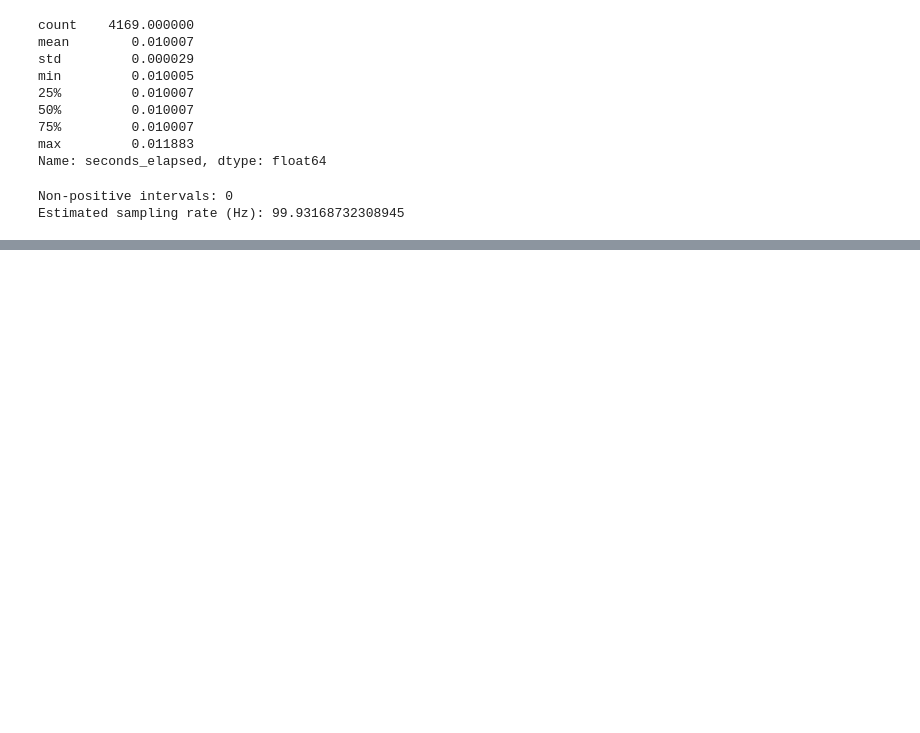
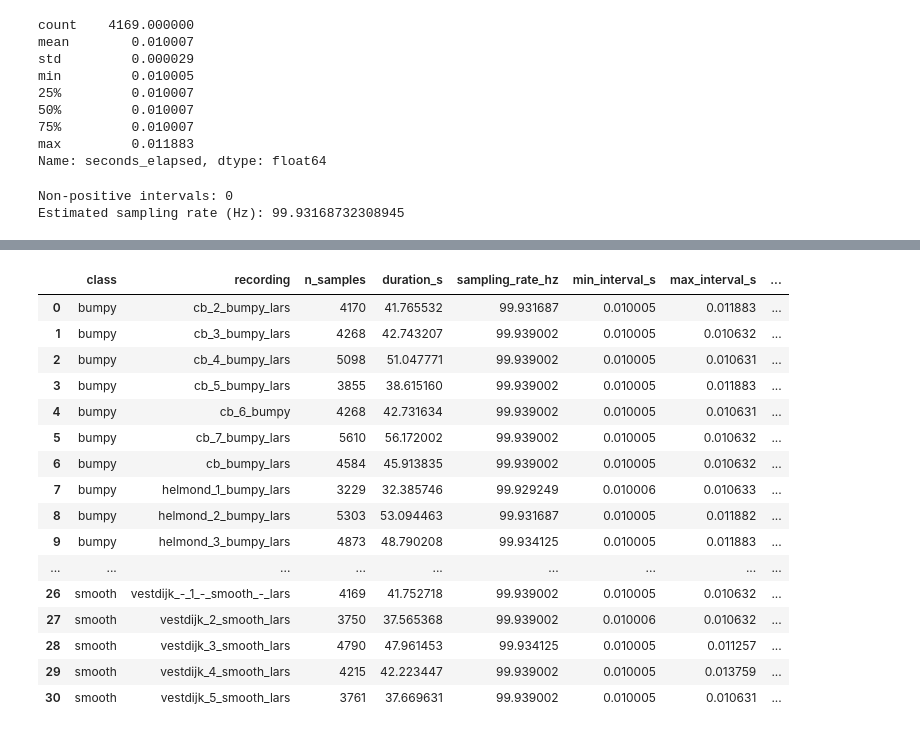
Before and after one commit to LarsHeijnennn/DataAnalysis-LearningMethods, a Jupyter notebook: version1.ipynb, the cells around one changed output, grey strips where cells are left out. Drawn from its saved outputs; the diff is of its cells as text; code cells hidden in the pictures; blank space fills up the shorter version.

```diff
--- a/version1.ipynb
+++ b/version1.ipynb
@@ -96,0 +117,43 @@ These checks support continuing to raw-signal visualization; they do not yet est
+# %%
+recording_paths = sorted(DATA_ROOT.glob("*/**/Accelerometer.csv"))
+
+def inspect_recording(accelerometer_path):
+    data = pd.read_csv(accelerometer_path)
+    intervals = data["seconds_elapsed"].diff().dropna()
+    relative_path = accelerometer_path.relative_to(DATA_ROOT)
+    return {
+        "class": relative_path.parts[0],
+        "recording": accelerometer_path.parent.name,
+        "n_samples": len(data),
+        "duration_s": data["seconds_elapsed"].iloc[-1],
+        "sampling_rate_hz": 1 / intervals.median(),
+        "min_interval_s": intervals.min(),
+        "max_interval_s": intervals.max(),
+        "missing_values": int(data.isna().sum().sum()),
+        "duplicate_rows": int(data.duplicated().sum()),
+        "duplicate_timestamps": int(data["time"].duplicated().sum()),
+        "non_positive_intervals": int((intervals <= 0).sum()),
+        "columns": ", ".join(data.columns),
+    }
+
+inventory = pd.DataFrame([inspect_recording(path) for path in recording_paths])
+inventory = inventory.sort_values(["class", "recording"]).reset_index(drop=True)
+display(inventory)
+# %% [output]
+|  | class | recording | n_samples | duration_s | sampling_rate_hz | min_interval_s | max_interval_s | ... |
+| 0 | bumpy | cb_2_bumpy_lars | 4170 | 41.765532 | 99.931687 | 0.010005 | 0.011883 | ... |
+| 1 | bumpy | cb_3_bumpy_lars | 4268 | 42.743207 | 99.939002 | 0.010005 | 0.010632 | ... |
+| 2 | bumpy | cb_4_bumpy_lars | 5098 | 51.047771 | 99.939002 | 0.010005 | 0.010631 | ... |
+| 3 | bumpy | cb_5_bumpy_lars | 3855 | 38.615160 | 99.939002 | 0.010005 | 0.011883 | ... |
+| 4 | bumpy | cb_6_bumpy | 4268 | 42.731634 | 99.939002 | 0.010005 | 0.010631 | ... |
+| 5 | bumpy | cb_7_bumpy_lars | 5610 | 56.172002 | 99.939002 | 0.010005 | 0.010632 | ... |
+| 6 | bumpy | cb_bumpy_lars | 4584 | 45.913835 | 99.939002 | 0.010005 | 0.010632 | ... |
+| 7 | bumpy | helmond_1_bumpy_lars | 3229 | 32.385746 | 99.929249 | 0.010006 | 0.010633 | ... |
+| 8 | bumpy | helmond_2_bumpy_lars | 5303 | 53.094463 | 99.931687 | 0.010005 | 0.011882 | ... |
+| 9 | bumpy | helmond_3_bumpy_lars | 4873 | 48.790208 | 99.934125 | 0.010005 | 0.011883 | ... |
+| ... | ... | ... | ... | ... | ... | ... | ... | ... |
+| 26 | smooth | vestdijk_-_1_-_smooth_-_lars | 4169 | 41.752718 | 99.939002 | 0.010005 | 0.010632 | ... |
+| 27 | smooth | vestdijk_2_smooth_lars | 3750 | 37.565368 | 99.939002 | 0.010006 | 0.010632 | ... |
+| 28 | smooth | vestdijk_3_smooth_lars | 4790 | 47.961453 | 99.934125 | 0.010005 | 0.011257 | ... |
+| 29 | smooth | vestdijk_4_smooth_lars | 4215 | 42.223447 | 99.939002 | 0.010005 | 0.013759 | ... |
+| 30 | smooth | vestdijk_5_smooth_lars | 3761 | 37.669631 | 99.939002 | 0.010005 | 0.010631 | ... |
```
Also changed, not shown: parts of 15 cells of this notebook.
